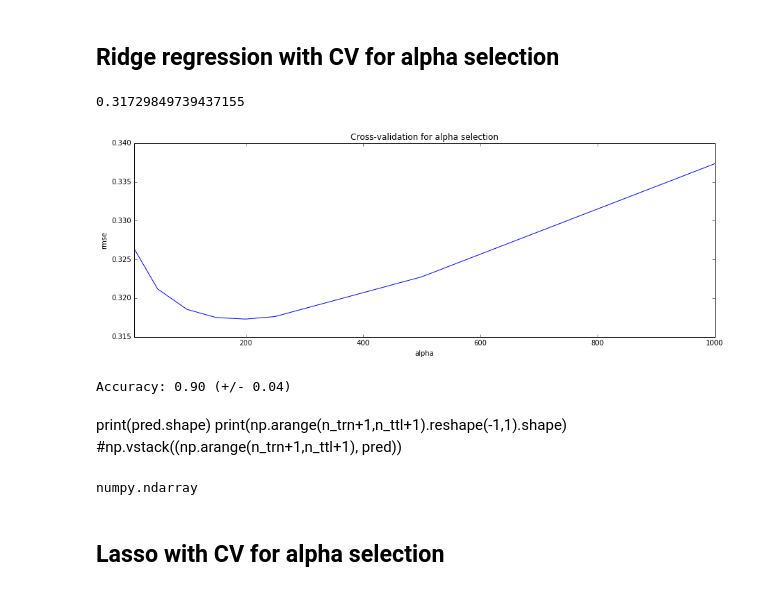
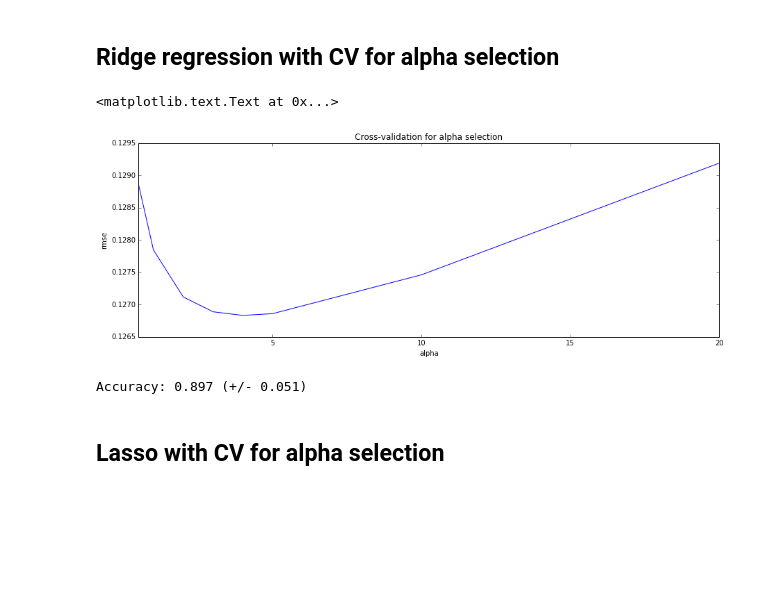
Before and after one commit to albertwildeman/Kaggle-Ames_Housing_Prices, a Jupyter notebook: Ames.ipynb, the cells around one changed output. Drawn from its saved outputs; the diff is of its cells as text; code cells hidden in the pictures; blank space fills up the shorter version.

Commit message:
Scaling removed becausethe prediction deteriorated. Code cleaned up some.

```diff
--- a/Ames.ipynb
+++ b/Ames.ipynb
@@ -428,9 +411,9 @@ y_trn = [x[0] for x in y_trn]
 # Prediction
 Prep dataframe for prediction.
 # %%
-#X_trn = DF.loc[ trn, DF.columns.difference(["SalePrice"]) ]
-#X_tst = DF.loc[ tst, DF.columns.difference(["SalePrice"]) ]
-#y = DF.loc[trn,"SalePrice"].copy()
+X_trn = DF.loc[ trn, DF.columns.difference(["SalePrice"]) ]
+X_tst = DF.loc[ tst, DF.columns.difference(["SalePrice"]) ]
+y_trn = DF.loc[trn,"SalePrice"].copy()
 # %% [markdown]
 ## Ridge regression with CV for alpha selection
 # %%
@@ -439,15 +422,14 @@ def rmse_cv(model):
     return(rmse)
 # %%
 
-alphas = [10, 50, 100, 150, 200, 250, 500, 1000]
+alphas = [0.5, 1, 2, 3, 4, 5, 10, 20]
 cv_ridge = [rmse_cv(linear_model.Ridge(alpha = alpha)).mean()
             for alpha in alphas]
 
 cv_ridge = pd.Series(cv_ridge, index = alphas)
 cv_ridge.plot(title = "Cross-validation for alpha selection")
 plt.xlabel("alpha")
 plt.ylabel("rmse")
-cv_ridge.min()
 # %% [output]
-0.31729849739437155
+<matplotlib.text.Text at 0x...>
-[figure, old version]
+[figure, new version]
@@ -460,15 +436,10 @@ pred = np.expm1(pred_scaled)
 # %%
+model_ridge = linear_model.Ridge(alpha = 4)
+model_ridge.fit(X_trn, y_trn)
+pred = np.expm1(model_ridge.predict(X_tst))
+
 # CV score
 scores = cross_val_score(model_ridge, X_trn, y_trn, cv=5)
-print("Accuracy: %0.2f (+/- %0.2f)" % (scores.mean(), scores.std() * 2))
+print("Accuracy: %0.3f (+/- %0.3f)" % (scores.mean(), scores.std() * 2))
 # %% [output]
-Accuracy: 0.90 (+/- 0.04)
+Accuracy: 0.897 (+/- 0.051)
-# %% [markdown]
-print(pred.shape)
-print(np.arange(n_trn+1,n_ttl+1).reshape(-1,1).shape)
-#np.vstack((np.arange(n_trn+1,n_ttl+1), pred))
-# %%
-pred2 = np.expm1(model_ridge.predict(X_tst))
-type(pred)
-# %% [output]
-numpy.ndarray
```
Also changed, not shown: parts of 11 cells of this notebook, 2 other files.
